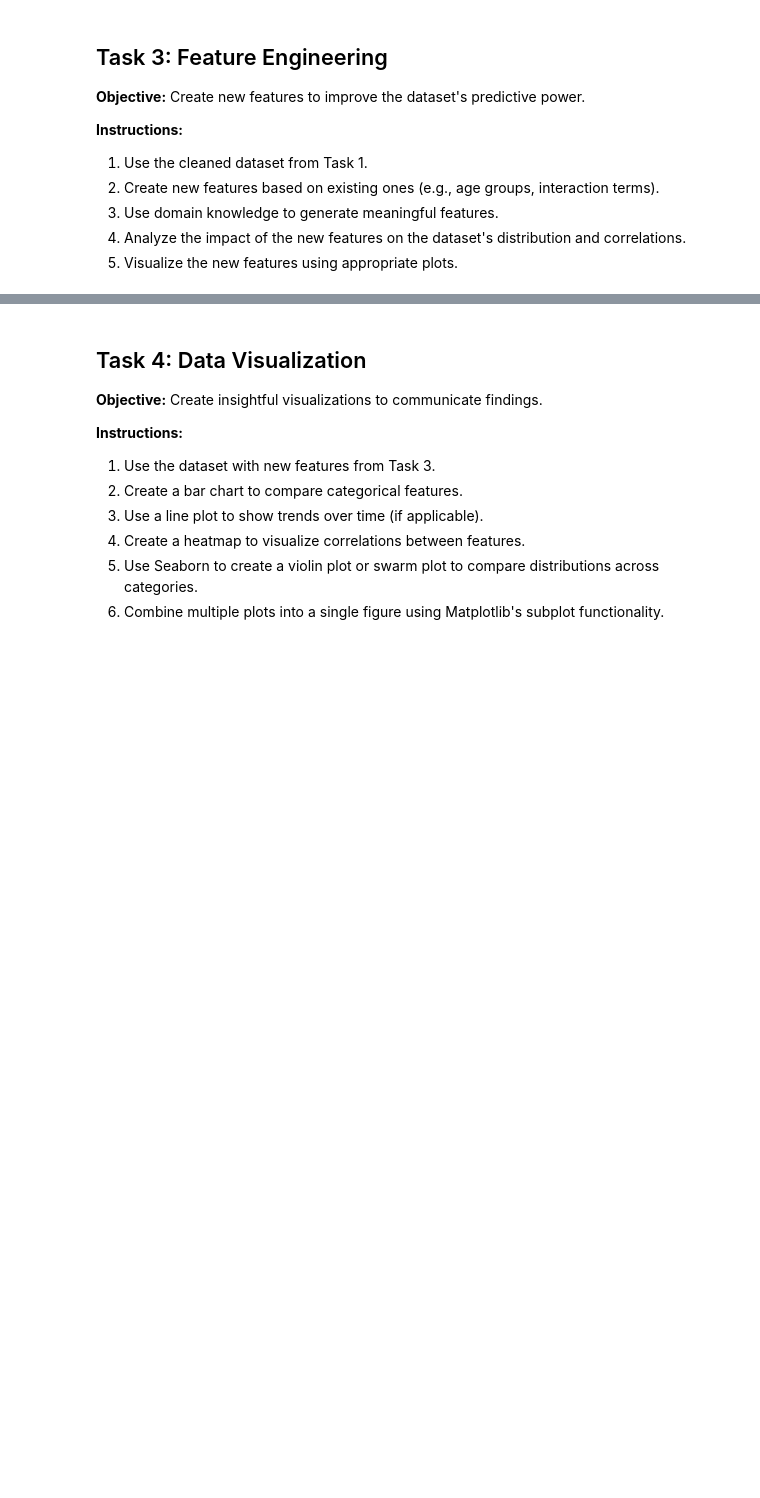
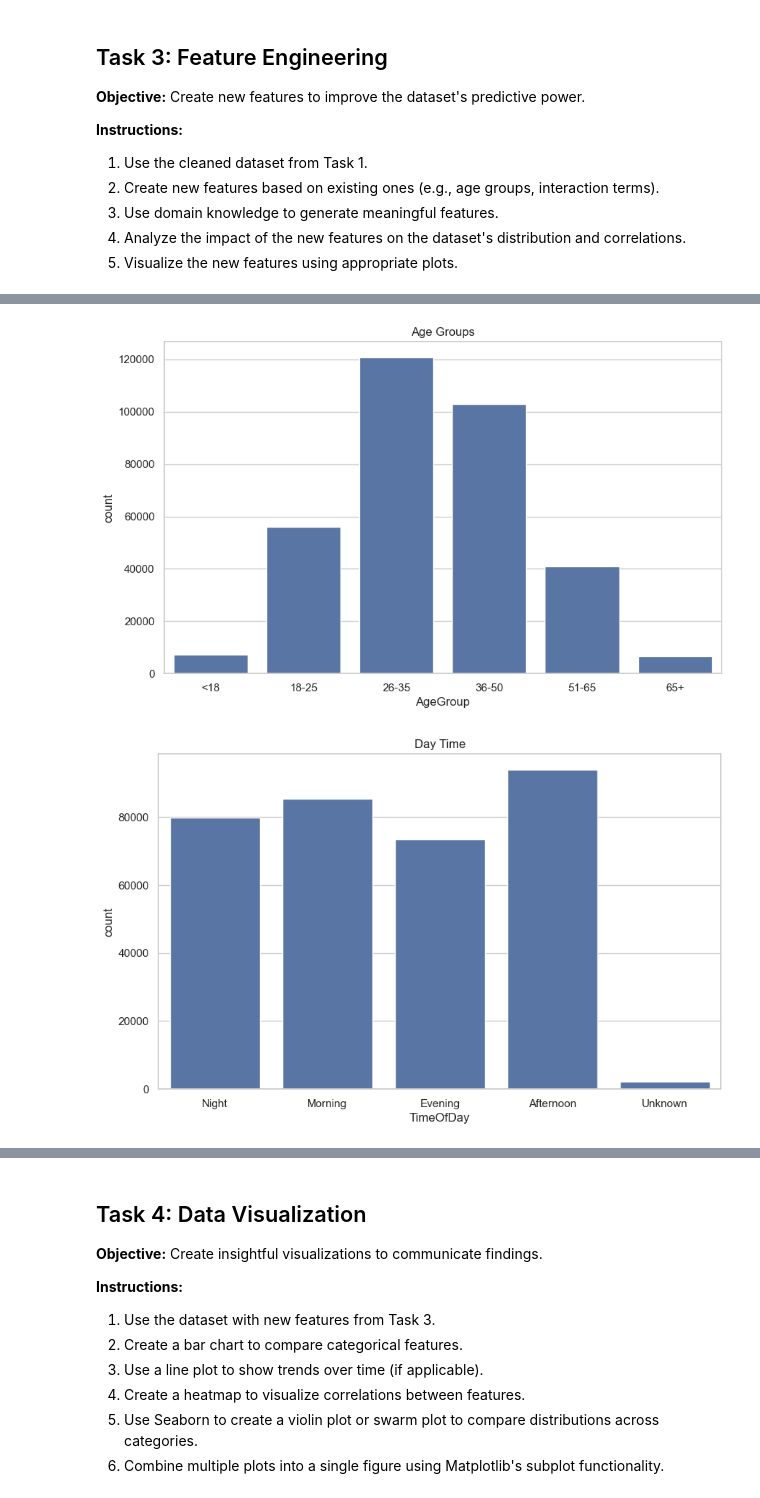
Before and after one commit to sgn-fade/ML, a Jupyter notebook: lab_works/lab_1/lab_1.ipynb, the cells around one changed output, grey strips where cells are left out. Cells and saved outputs as stored; diff of their text form; code cells hidden in the pictures; blank space fills up the shorter version.

```diff
--- a/lab_works/lab_1/lab_1.ipynb
+++ b/lab_works/lab_1/lab_1.ipynb
@@ -48,3 +133,6 @@
 3. Use domain knowledge to generate meaningful features.
 4. Analyze the impact of the new features on the dataset's distribution and correlations.
 5. Visualize the new features using appropriate plots.
+# %%
+df = pd.read_csv("Arrest_Data_from_2020_to_Present.csv")
+df.head
@@ -50,0 +157,34 @@
+# %%
+bins = [0, 17, 25, 35, 50, 65, 100]
+labels = ['<18', '18-25', '26-35', '36-50', '51-65', '65+']
+df['AgeGroup'] = pd.cut(df['Age'], bins=bins, labels=labels, right=False)
+
+df['Time'] = pd.to_datetime(df['Time'], format='%H%M', errors='coerce')
+df['Hour'] = df['Time'].dt.hour
+
+def time_of_day(hour):
+    if pd.isna(hour): return 'Unknown'
+    elif 5 <= hour < 12: return 'Morning'
+    elif 12 <= hour < 17: return 'Afternoon'
+    elif 17 <= hour < 21: return 'Evening'
+    else: return 'Night'
+
+df['TimeOfDay'] = df['Hour'].apply(time_of_day)
+
+df['NearDowntown'] = df.apply(lambda row:
+    'Yes' if abs(row['LAT'] - 34.05) < 0.05 and abs(row['LON'] + 118.25) < 0.05 else 'No',
+    axis=1)
+sns.countplot(x='AgeGroup', data=df)
+plt.title("Age Groups")
+plt.show()
+
+sns.countplot(x='TimeOfDay', data=df)
+plt.title("Day Time")
+plt.show()
+
+sns.countplot(x='NearDowntown', data=df)
+plt.title("Near Downtown")
+plt.show()
+# %% [output]
+[figure, added]
+[figure, added]
```
Also changed, not shown: parts of 10 cells of this notebook, 2 other files.
